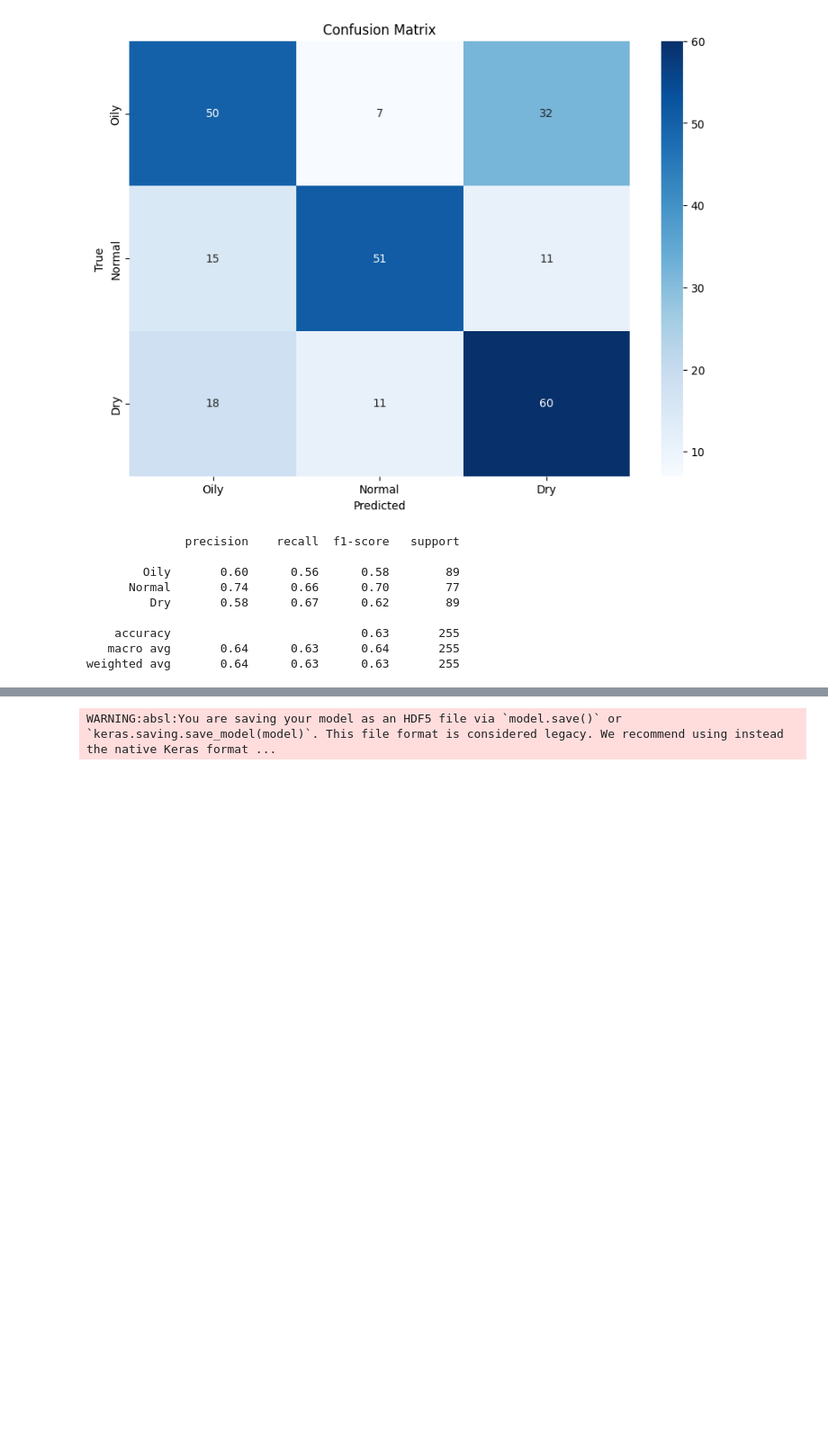
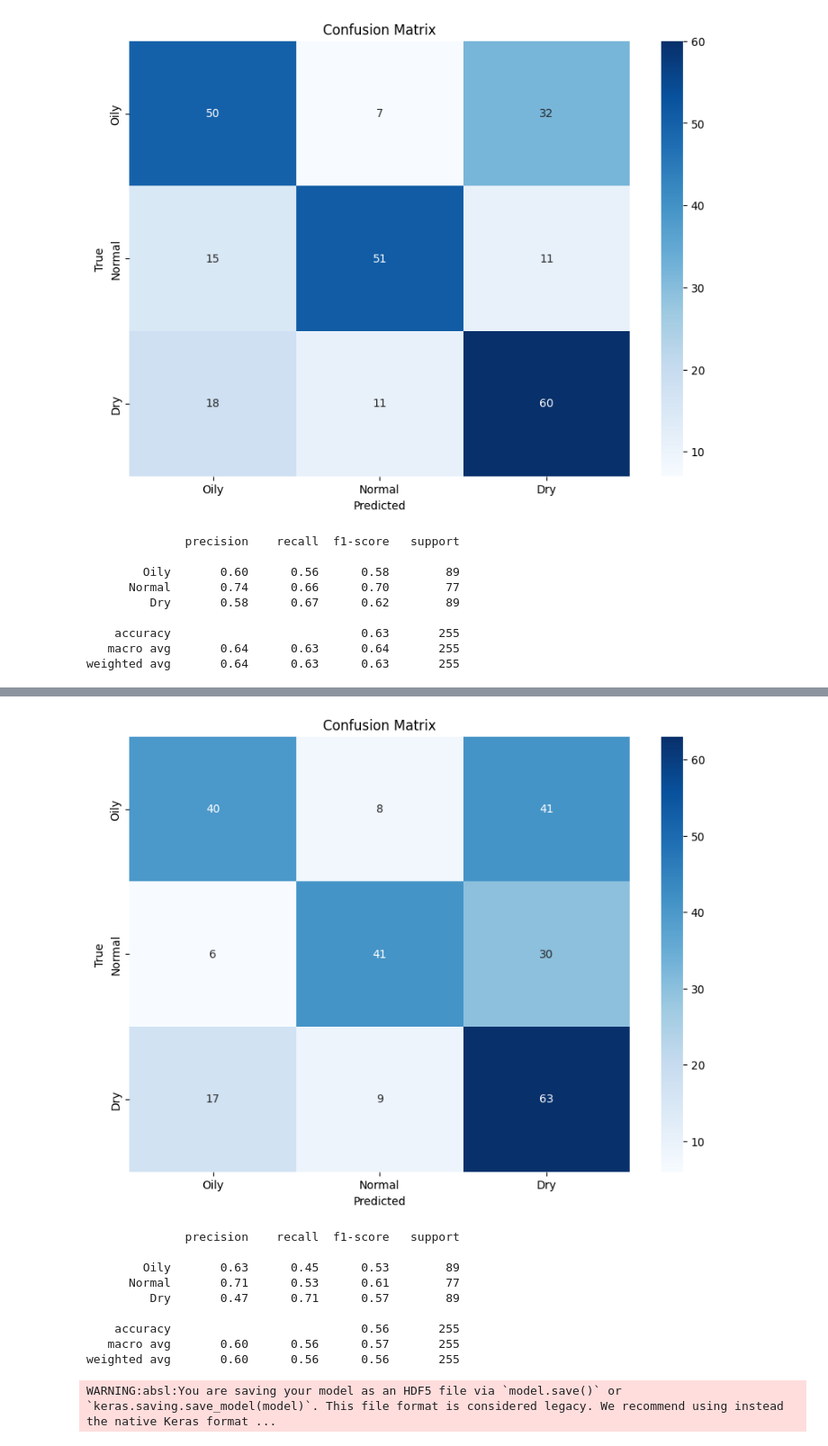
Before and after one commit to Bangkit-C242-PS177/ML, a Jupyter notebook: skin_type.ipynb, the cells around one changed output, grey strips where cells are left out. Shown at 90% size. Cells and saved outputs as stored; diff of their text form; code cells hidden in the pictures; blank space fills up the shorter version.

Commit message:
model fixing

```diff
--- a/skin_type.ipynb
+++ b/skin_type.ipynb
@@ -536,3 +453,26 @@ print(classification_report(y_true_classes, y_pred_classes, target_names=['Oily'
     accuracy                           0.63       255
    macro avg       0.64      0.63      0.64       255
 weighted avg       0.64      0.63      0.63       255
+# %%
+# Membuat prediksi pada data testing
+y_pred = model.predict(ds_test)
+y_pred_classes = np.argmax(y_pred, axis=1)
+
+# Mendapatkan label aktual
+y_true = np.concatenate([y for x, y in ds_test], axis=0)
+y_true_classes = np.argmax(y_true, axis=1)
+
+# Menghitung confusion matrix
+cm = confusion_matrix(y_true_classes, y_pred_classes)
+
+# Menampilkan confusion matrix
+plt.figure(figsize=(10, 7))
+sns.heatmap(cm, annot=True, fmt='d', cmap='Blues', xticklabels=['Oily', 'Normal', 'Dry'], yticklabels=['Oily', 'Normal', 'Dry'])
+plt.xlabel('Predicted')
+plt.ylabel('True')
+plt.title('Confusion Matrix')
+plt.show()
+
+# Menampilkan laporan klasifikasi
+print(classification_report(y_true_classes, y_pred_classes, target_names=['Oily', 'Normal', 'Dry']))
+# %% [output]
@@ -539,2 +480,12 @@ weighted avg       0.64      0.63      0.63       255
+[figure, added]
+              precision    recall  f1-score   support
+
+        Oily       0.63      0.45      0.53        89
+      Normal       0.71      0.53      0.61        77
+         Dry       0.47      0.71      0.57        89
+
+    accuracy                           0.56       255
+   macro avg       0.60      0.56      0.57       255
+weighted avg       0.60      0.56      0.56       255
 # %%
 # Saving the model in .h5 format
```
Also changed, not shown: parts of 6 cells of this notebook, 12 other files.
